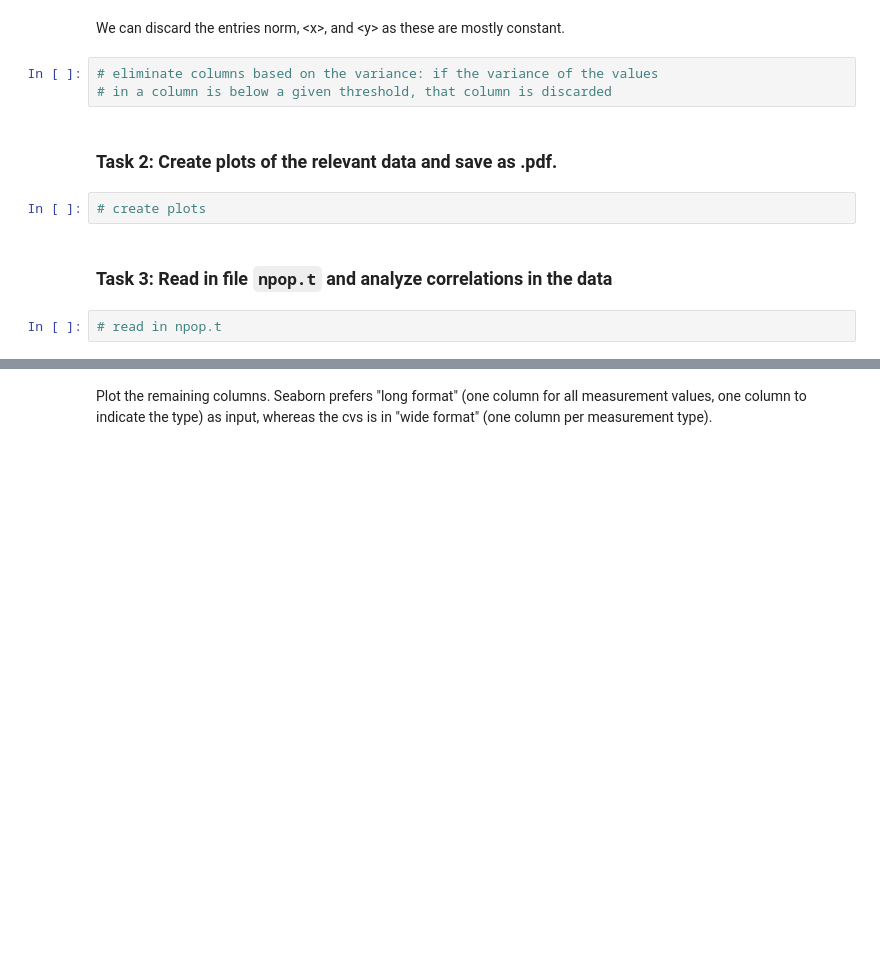
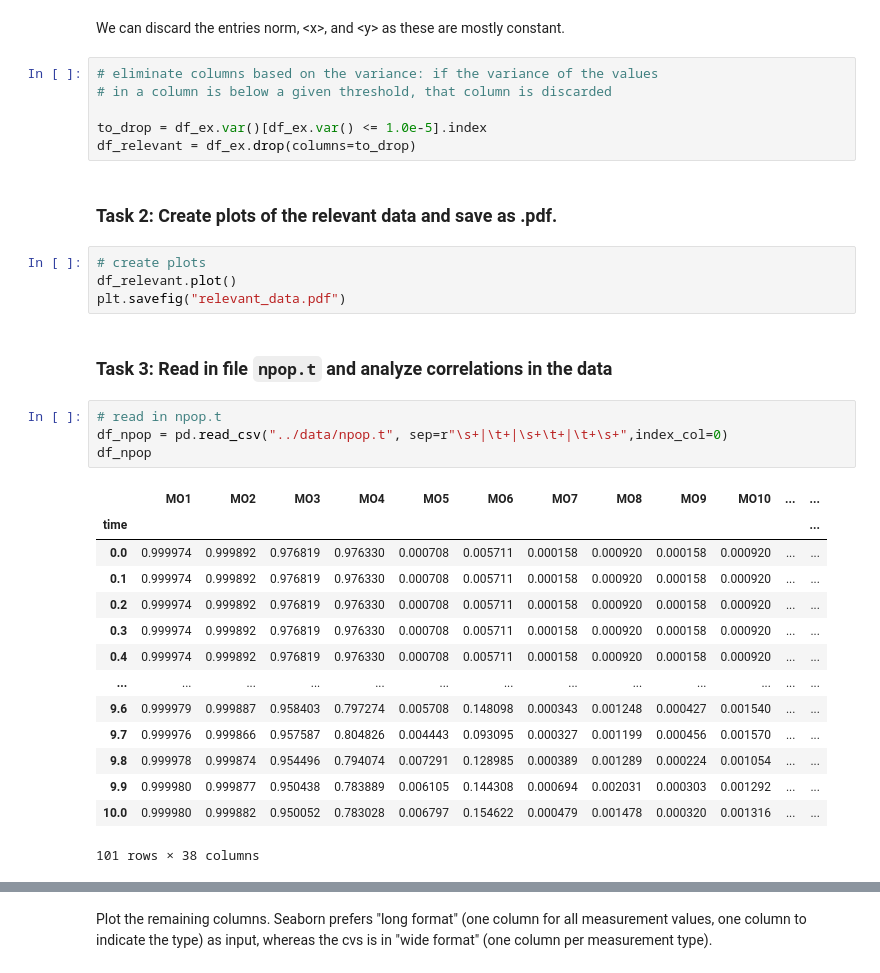
Before and after one commit to tlaus-ukhd/research-question-tlaus, a Jupyter notebook: notebook/notebook_unit1.ipynb, the cells around one changed output, grey strips where cells are left out. Cells and saved outputs as stored; diff of their text form; blank space fills up the shorter version.

```diff
--- a/notebook/notebook_unit1.ipynb
+++ b/notebook/notebook_unit1.ipynb
@@ -76,11 +82,33 @@ We can discard the entries norm, \<x>, and \<y> as these are mostly constant.
 # %%
 # eliminate columns based on the variance: if the variance of the values
 # in a column is below a given threshold, that column is discarded
+
+to_drop = df_ex.var()[df_ex.var() <= 1.0e-5].index
+df_relevant = df_ex.drop(columns=to_drop)
 # %% [markdown]
 ### Task 2: Create plots of the relevant data and save as .pdf.
 # %%
 # create plots
+df_relevant.plot()
+plt.savefig("relevant_data.pdf")
 # %% [markdown]
 ### Task 3: Read in file `npop.t` and analyze correlations in the data
-# %%
-# read in npop.t
+# %%
+# read in npop.t
+df_npop = pd.read_csv("../data/npop.t", sep=r"\s+|\t+|\s+\t+|\t+\s+",index_col=0)
+df_npop
+# %% [output]
+|  | MO1 | MO2 | MO3 | MO4 | MO5 | MO6 | MO7 | MO8 | MO9 | MO10 | ... | ... |
+| time |  |  |  |  |  |  |  |  |  |  |  | ... |
+| 0.0 | 0.999974 | 0.999892 | 0.976819 | 0.976330 | 0.000708 | 0.005711 | 0.000158 | 0.000920 | 0.000158 | 0.000920 | ... | ... |
+| 0.1 | 0.999974 | 0.999892 | 0.976819 | 0.976330 | 0.000708 | 0.005711 | 0.000158 | 0.000920 | 0.000158 | 0.000920 | ... | ... |
+| 0.2 | 0.999974 | 0.999892 | 0.976819 | 0.976330 | 0.000708 | 0.005711 | 0.000158 | 0.000920 | 0.000158 | 0.000920 | ... | ... |
+| 0.3 | 0.999974 | 0.999892 | 0.976819 | 0.976330 | 0.000708 | 0.005711 | 0.000158 | 0.000920 | 0.000158 | 0.000920 | ... | ... |
+| 0.4 | 0.999974 | 0.999892 | 0.976819 | 0.976330 | 0.000708 | 0.005711 | 0.000158 | 0.000920 | 0.000158 | 0.000920 | ... | ... |
+| ... | ... | ... | ... | ... | ... | ... | ... | ... | ... | ... | ... | ... |
+| 9.6 | 0.999979 | 0.999887 | 0.958403 | 0.797274 | 0.005708 | 0.148098 | 0.000343 | 0.001248 | 0.000427 | 0.001540 | ... | ... |
+| 9.7 | 0.999976 | 0.999866 | 0.957587 | 0.804826 | 0.004443 | 0.093095 | 0.000327 | 0.001199 | 0.000456 | 0.001570 | ... | ... |
+| 9.8 | 0.999978 | 0.999874 | 0.954496 | 0.794074 | 0.007291 | 0.128985 | 0.000389 | 0.001289 | 0.000224 | 0.001054 | ... | ... |
+| 9.9 | 0.999980 | 0.999877 | 0.950438 | 0.783889 | 0.006105 | 0.144308 | 0.000694 | 0.002031 | 0.000303 | 0.001292 | ... | ... |
+| 10.0 | 0.999980 | 0.999882 | 0.950052 | 0.783028 | 0.006797 | 0.154622 | 0.000479 | 0.001478 | 0.000320 | 0.001316 | ... | ... |
+101 rows × 38 columns
```
Also changed, not shown: parts of 15 cells of this notebook, 4 other files.
